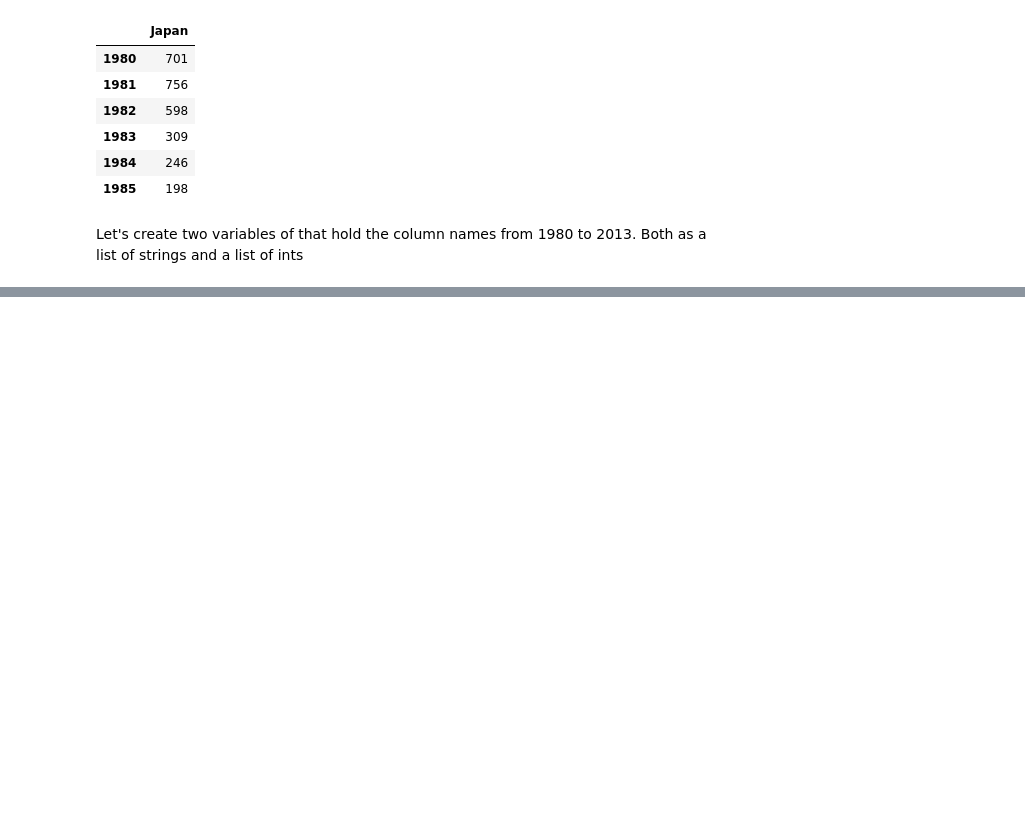
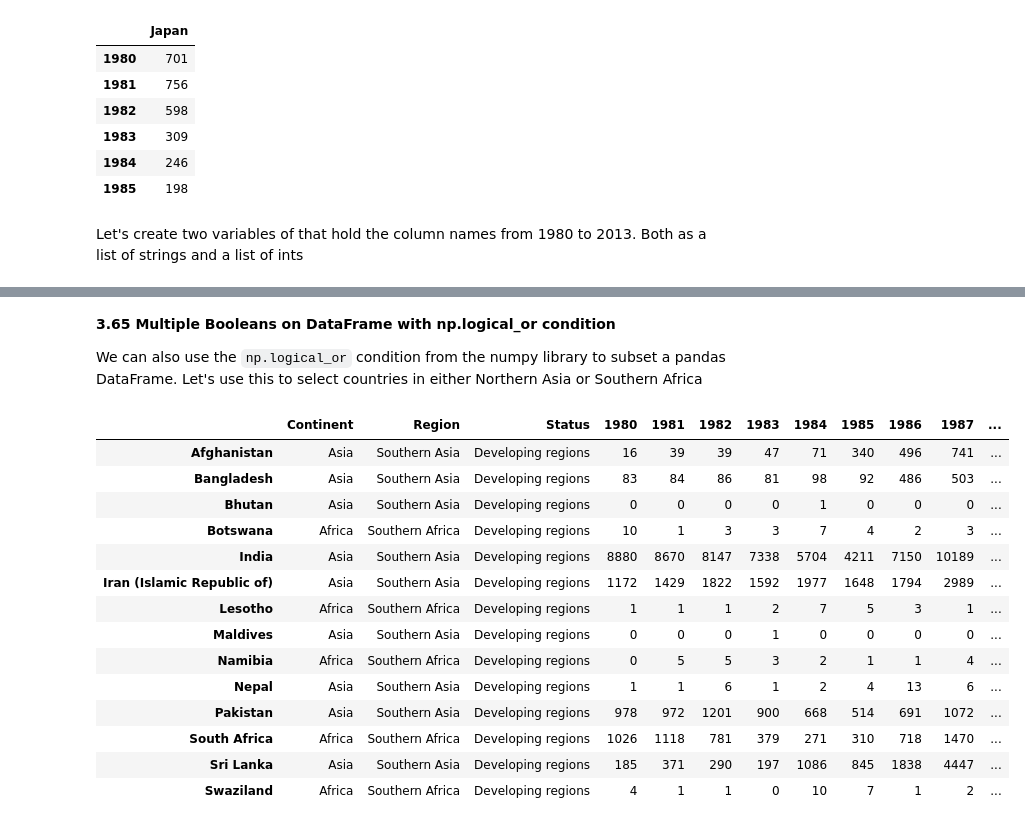
Before and after one commit to Lawrence-Krukrubo/Effective_Plotting_with_Matplotlib, a Jupyter notebook: Part_3_intro_to_matplotlib.ipynb, the cells around one changed output, grey strips where cells are left out. Drawn from its saved outputs; the diff is of its cells as text; code cells hidden in the pictures; blank space fills up the shorter version.

```diff
--- a/Part_3_intro_to_matplotlib.ipynb
+++ b/Part_3_intro_to_matplotlib.ipynb
@@ -300,0 +355,3 @@ The .iloc and .loc indexers were used to select subsets of both Series and DataF
+# %%
+canada_copy.sort_index(ascending=True, inplace=True)
+canada_copy.head()
@@ -300,0 +652,22 @@ The .iloc and .loc indexers were used to select subsets of both Series and DataF
+# %% [markdown]
+**3.65 Multiple Booleans on DataFrame with np.logical_or condition**
+
+We can also use the `np.logical_or` condition from the numpy library to subset a pandas DataFrame. Let's use this to select countries in either Northern Asia or Southern Africa
+# %%
+canada_copy[np.logical_or(canada_copy['Region']=='Southern Asia', canada_copy['Region']=='Southern Africa')]
+# %% [output]
+|  | Continent | Region | Status | 1980 | 1981 | 1982 | 1983 | 1984 | 1985 | 1986 | 1987 | ... |
+| Afghanistan | Asia | Southern Asia | Developing regions | 16 | 39 | 39 | 47 | 71 | 340 | 496 | 741 | ... |
+| Bangladesh | Asia | Southern Asia | Developing regions | 83 | 84 | 86 | 81 | 98 | 92 | 486 | 503 | ... |
+| Bhutan | Asia | Southern Asia | Developing regions | 0 | 0 | 0 | 0 | 1 | 0 | 0 | 0 | ... |
+| Botswana | Africa | Southern Africa | Developing regions | 10 | 1 | 3 | 3 | 7 | 4 | 2 | 3 | ... |
+| India | Asia | Southern Asia | Developing regions | 8880 | 8670 | 8147 | 7338 | 5704 | 4211 | 7150 | 10189 | ... |
+| Iran (Islamic Republic of) | Asia | Southern Asia | Developing regions | 1172 | 1429 | 1822 | 1592 | 1977 | 1648 | 1794 | 2989 | ... |
+| Lesotho | Africa | Southern Africa | Developing regions | 1 | 1 | 1 | 2 | 7 | 5 | 3 | 1 | ... |
+| Maldives | Asia | Southern Asia | Developing regions | 0 | 0 | 0 | 1 | 0 | 0 | 0 | 0 | ... |
+| Namibia | Africa | Southern Africa | Developing regions | 0 | 5 | 5 | 3 | 2 | 1 | 1 | 4 | ... |
+| Nepal | Asia | Southern Asia | Developing regions | 1 | 1 | 6 | 1 | 2 | 4 | 13 | 6 | ... |
+| Pakistan | Asia | Southern Asia | Developing regions | 978 | 972 | 1201 | 900 | 668 | 514 | 691 | 1072 | ... |
+| South Africa | Africa | Southern Africa | Developing regions | 1026 | 1118 | 781 | 379 | 271 | 310 | 718 | 1470 | ... |
+| Sri Lanka | Asia | Southern Asia | Developing regions | 185 | 371 | 290 | 197 | 1086 | 845 | 1838 | 4447 | ... |
+| Swaziland | Africa | Southern Africa | Developing regions | 4 | 1 | 1 | 0 | 10 | 7 | 1 | 2 | ... |
```
Also changed, not shown: parts of 87 cells of this notebook.
